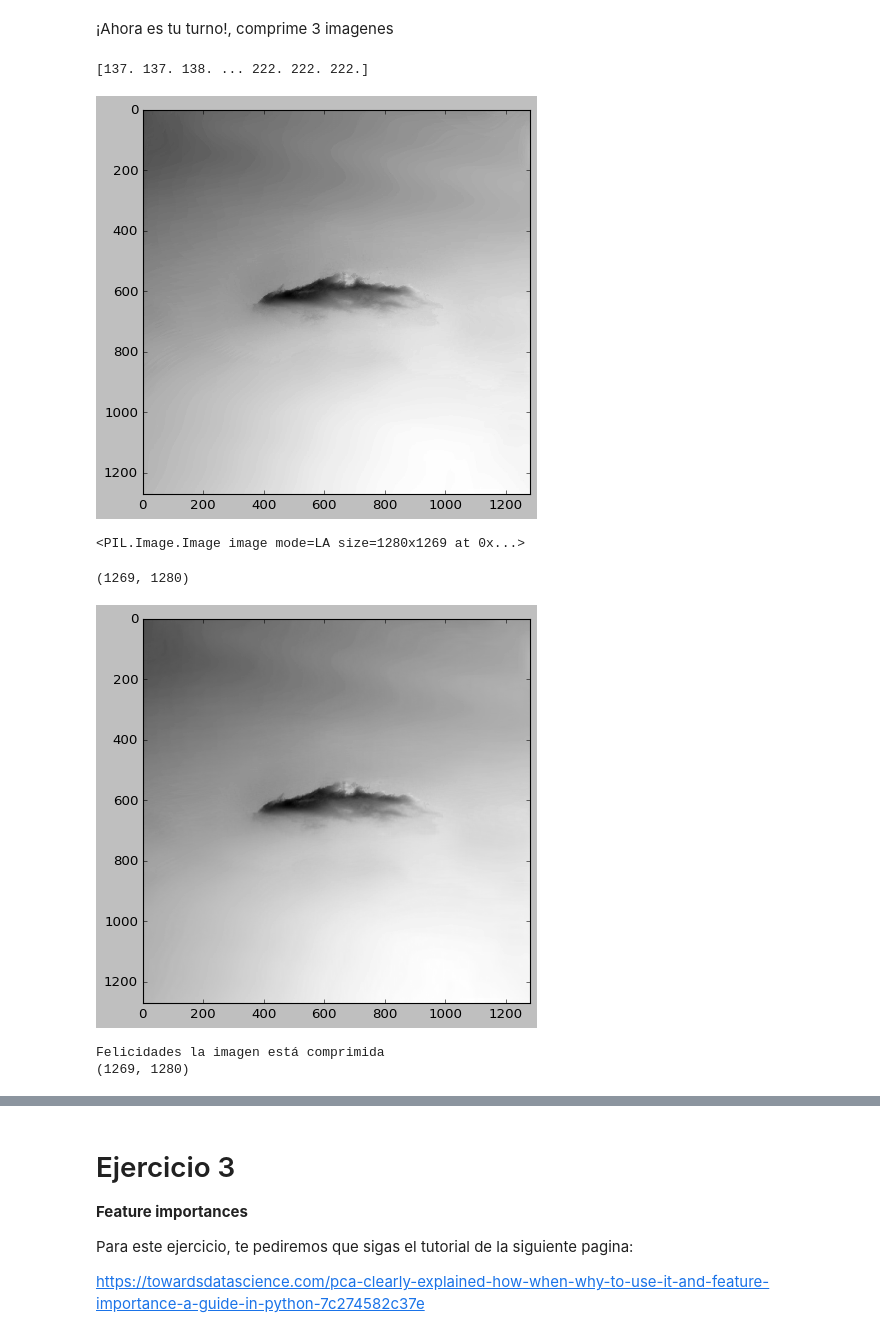
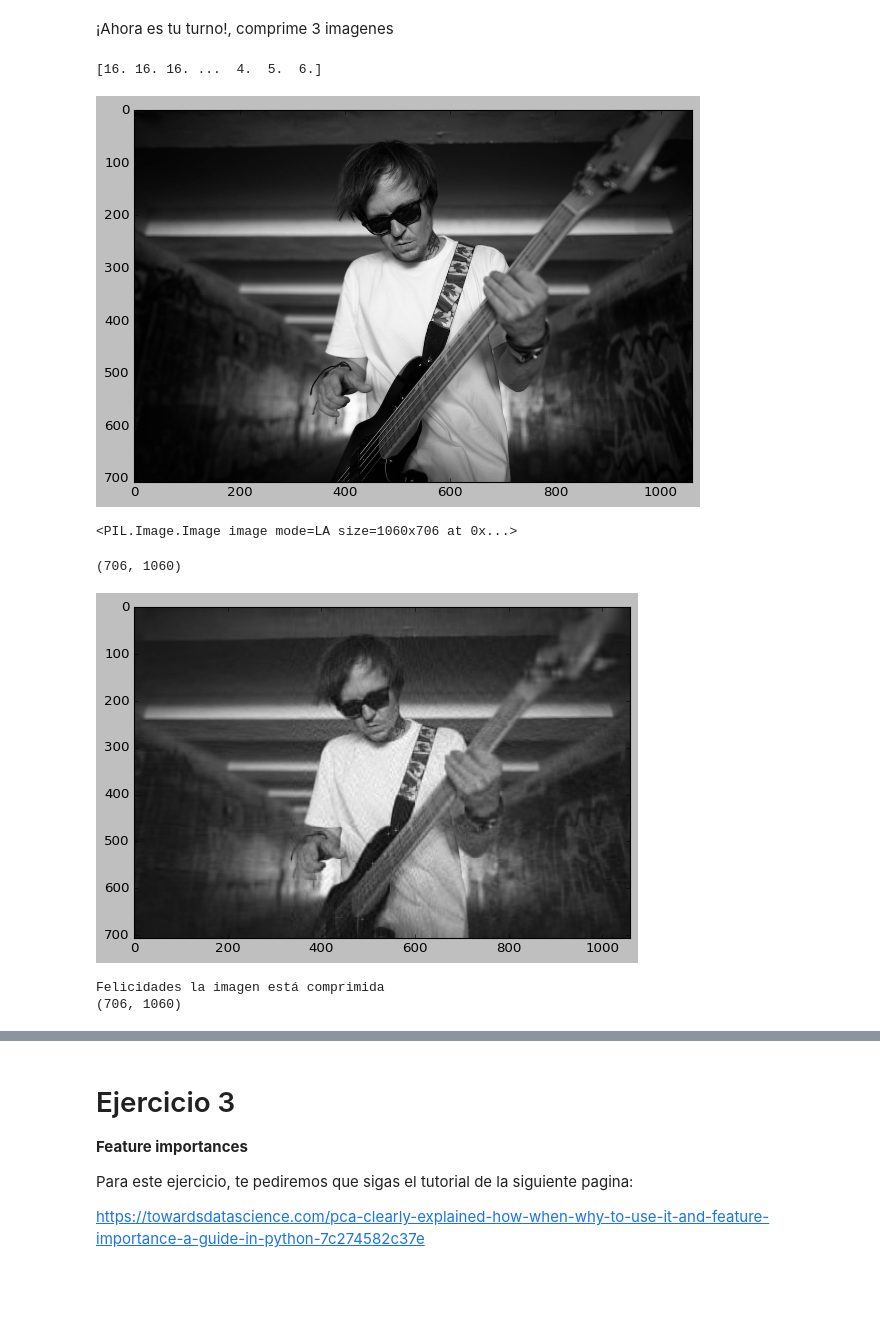
Before and after one commit to PosgradoMNA/actividades-de-aprendizaje-rzunick, a Jupyter notebook: Semana_5_Repaso_Transformación_y_Reduccion_de_Dimensiones_Ronald_Zuniga_A01686240.ipynb, the cells around one changed output, grey strips where cells are left out. Drawn from its saved outputs; the diff is of its cells as text; code cells hidden in the pictures; blank space fills up the shorter version.

```diff
--- a/Semana_5_Repaso_Transformación_y_Reduccion_de_Dimensiones_Ronald_Zuniga_A01686240.ipynb
+++ b/Semana_5_Repaso_Transformación_y_Reduccion_de_Dimensiones_Ronald_Zuniga_A01686240.ipynb
@@ -312,30 +312,30 @@ Felicidades la imagen está comprimida
 # %%
 #imagen 1
 
 #Import Image
 plt.style.use('classic')
-#img = Image.open(urllib.request.urlopen('https://github.com/PosgradoMNA/actividades-de-aprendizaje-rzunick/blob/main/cloud.jpg')).convert('LA')
-img = Image.open('/content/cloud.jpg').convert('LA')
+img = Image.open(urllib.request.urlopen('https://img.freepik.com/free-photo/young-man-playing-guitar-street_654080-1798.jpg?w=1060&t=st=1666923588~exp=1666924188~hmac=31020489779fb4c220a99d5e84df42ae5ac0756d38484847c8786f4c45a24458')).convert('LA')
+#img = Image.open('/content/cloud.jpg').convert('LA')
 imggray = img.convert('LA')
 imgmat = np.array(list(imggray.getdata(band=0)),float)
 
 print(imgmat)
 
 imgmat.shape = (imggray.size[1],imggray.size[0])
 
 plt.figure(figsize=(9,6))
 plt.imshow(imgmat,cmap='gray')
 plt.show()
 print(img)
 # %% [output]
-[137. 137. 138. ... 222. 222. 222.]
+[16. 16. 16. ...  4.  5.  6.]
-[figure, old version]
+[figure, new version]
-<PIL.Image.Image image mode=LA size=1280x1269 at 0x...>
+<PIL.Image.Image image mode=LA size=1060x706 at 0x...>
 # %%
 U,D,V = np.linalg.svd(imgmat)
 imgmat.shape
 # %% [output]
-(1269, 1280)
+(706, 1060)
 # %%
 nvalue = 50
 #------------------------------
@@ -346,9 +346,9 @@ plt.show()
 print("Felicidades la imagen está comprimida")
 print(reconstimg.shape)
 # %% [output]
-[figure, old version]
+[figure, new version]
 Felicidades la imagen está comprimida
-(1269, 1280)
+(706, 1060)
 # %%
 #imagen 2
 
```
Also changed, not shown: parts of 20 cells of this notebook.
